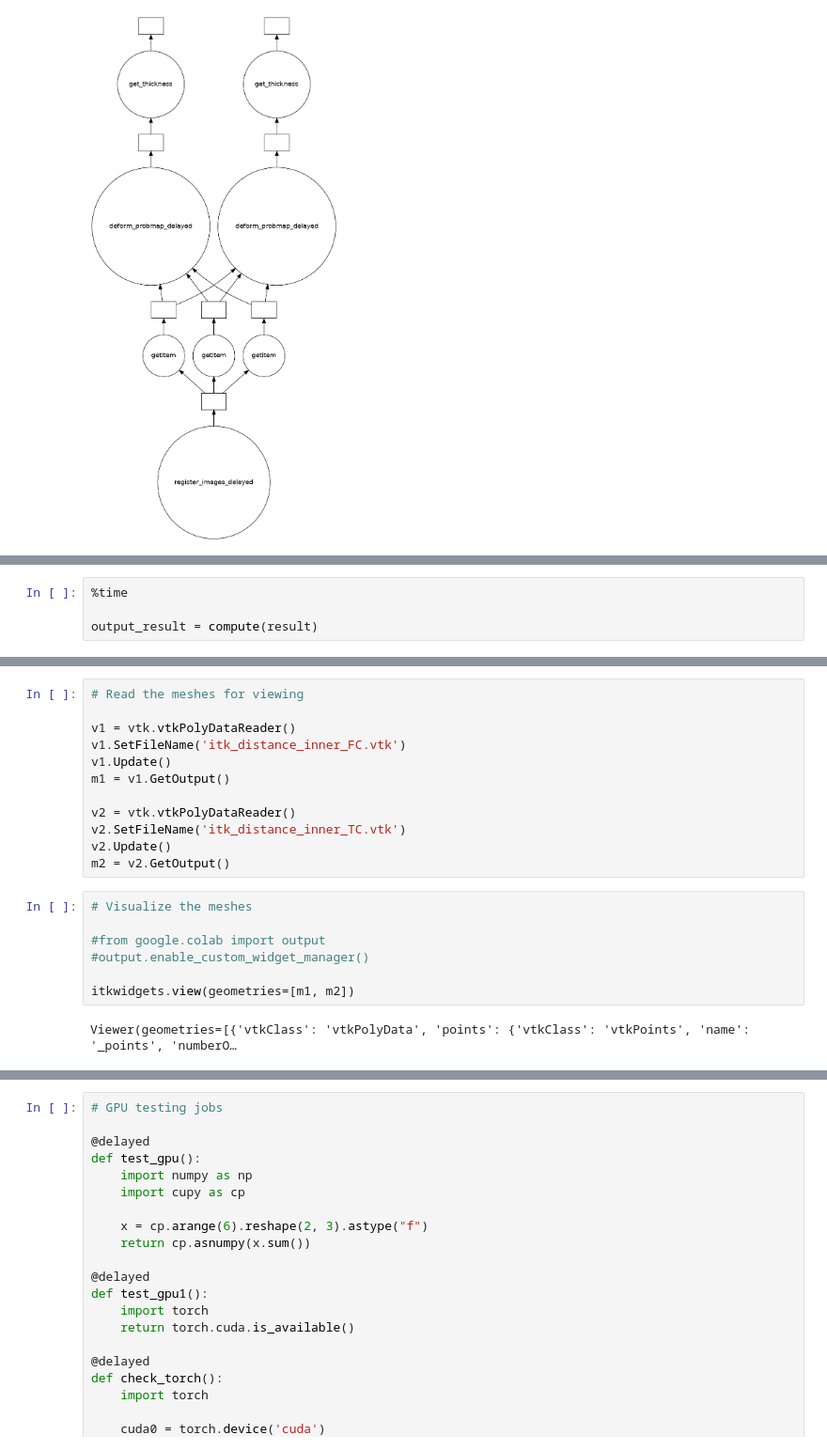
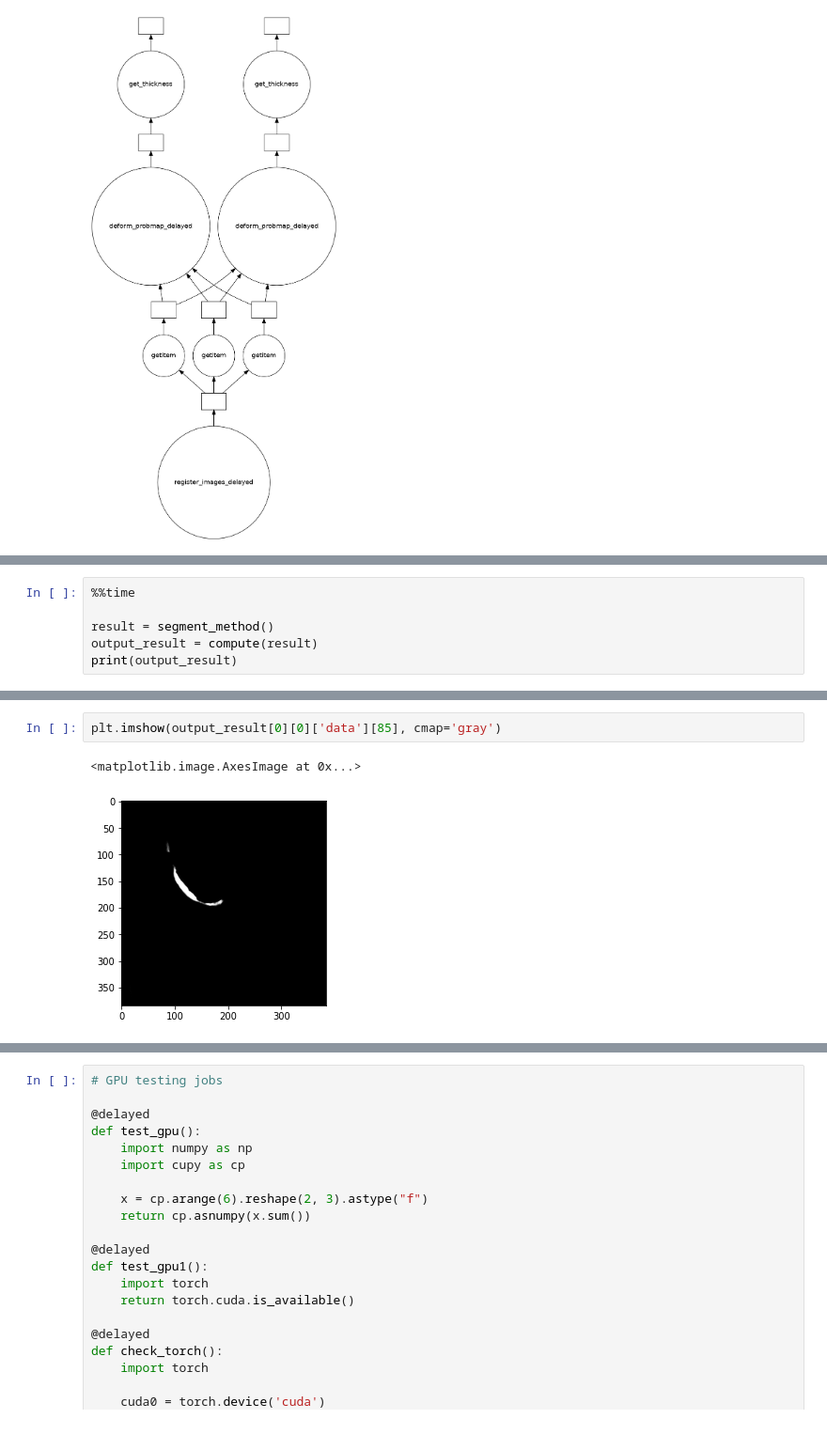
Before and after one commit to PranjalSahu/OAI_analysis_2, a Jupyter notebook: notebooks/DaskComputationCoiledGPU.ipynb, the cells around one changed output, grey strips where cells are left out. Shown: that part at 94% size. Cells and saved outputs as stored; diff of their text form.

Commit message:
Adding working code for segmentation using GPU with software environment gpu-test7

```diff
--- a/notebooks/DaskComputationCoiledGPU.ipynb
+++ b/notebooks/DaskComputationCoiledGPU.ipynb
@@ -72,5 +149,7 @@ visualize(result)
 # %%
-%time
+%%time
 
+result = segment_method()
 output_result = compute(result)
+print(output_result)
 # %% [output]
@@ -87,21 +173,5 @@ itk.meshwrite(distance_inner_TC, 'itk_distance_inner_TC.vtk')
-# %%
-# Read the meshes for viewing
-
-v1 = vtk.vtkPolyDataReader()
-v1.SetFileName('itk_distance_inner_FC.vtk')
-v1.Update()
-m1 = v1.GetOutput()
-
-v2 = vtk.vtkPolyDataReader()
-v2.SetFileName('itk_distance_inner_TC.vtk')
-v2.Update()
-m2 = v2.GetOutput()
-# %%
-# Visualize the meshes
-
-#from google.colab import output
-#output.enable_custom_widget_manager()
-
-itkwidgets.view(geometries=[m1, m2])
-# %% [output]
-Viewer(geometries=[{'vtkClass': 'vtkPolyData', 'points': {'vtkClass': 'vtkPoints', 'name': '_points', 'numberO…
+# %%
+plt.imshow(output_result[0][0]['data'][85], cmap='gray')
+# %% [output]
+<matplotlib.image.AxesImage at 0x...>
+[figure, added]
```
Also changed, not shown: parts of 15 cells of this notebook.
